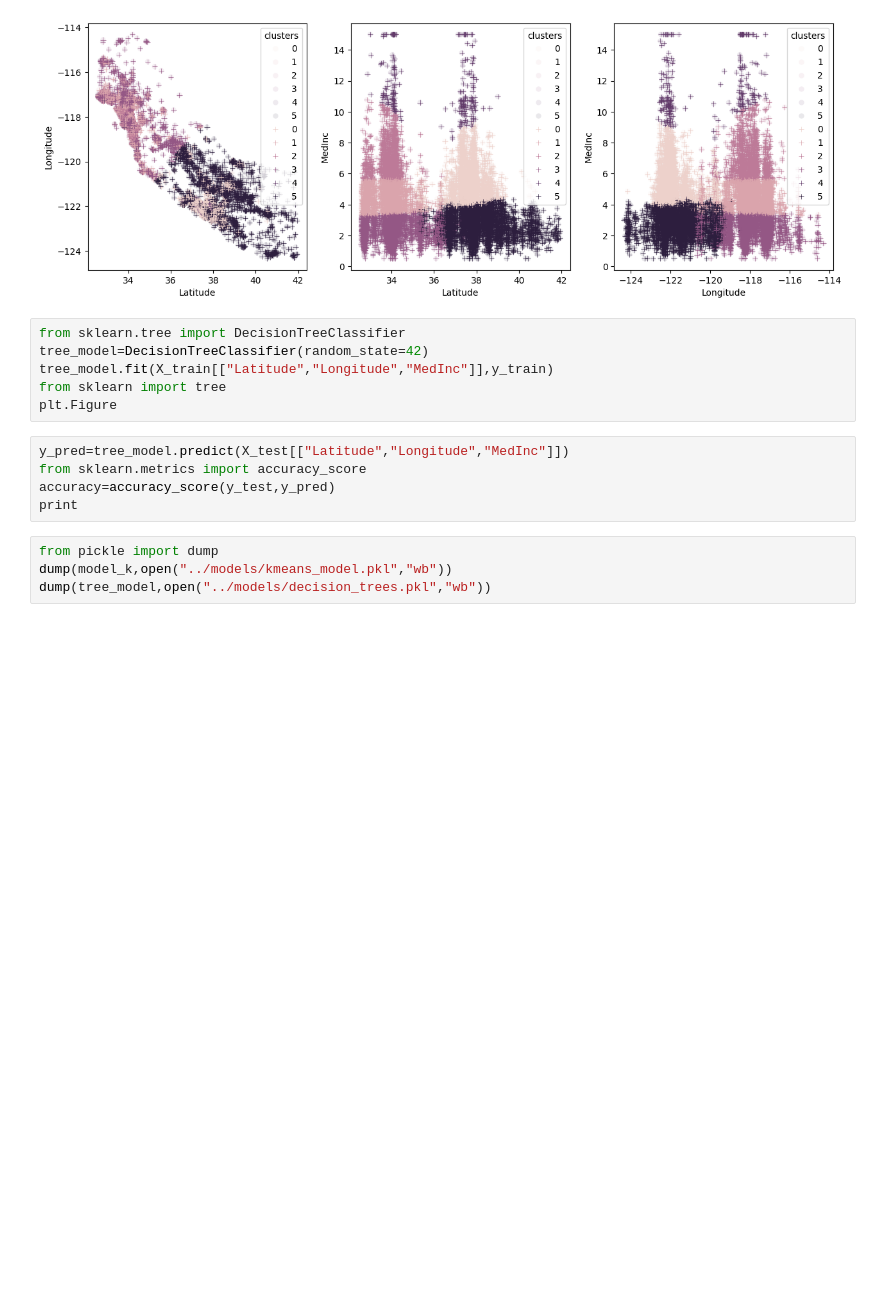
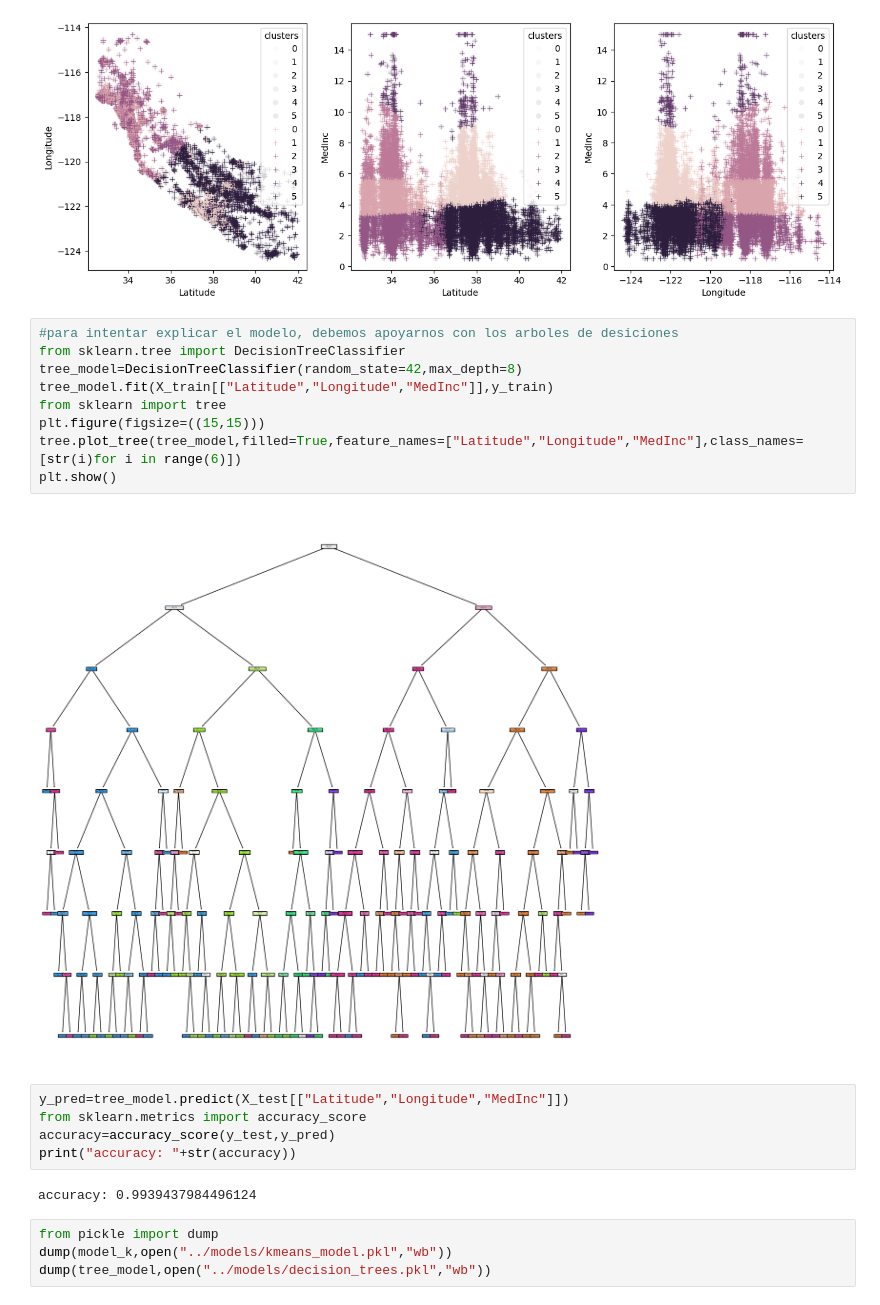
Before and after one commit to RF3814/kmeans_RH, a Jupyter notebook: src/explore.ipynb, the cells around one changed output. Saved outputs shown, nothing was run; the diff lists cells and outputs as text; blank space fills up the shorter version.

```diff
--- a/src/explore.ipynb
+++ b/src/explore.ipynb
@@ -83,16 +91,23 @@ sns.scatterplot(ax=axis[2],data=X_train,x="Longitude",y="MedInc",hue="clusters",
 <Axes: xlabel='Longitude', ylabel='MedInc'>
 [figure]
 # %%
+#para intentar explicar el modelo, debemos apoyarnos con los arboles de desiciones
 from sklearn.tree import DecisionTreeClassifier
-tree_model=DecisionTreeClassifier(random_state=42)
+tree_model=DecisionTreeClassifier(random_state=42,max_depth=8)
 tree_model.fit(X_train[["Latitude","Longitude","MedInc"]],y_train)
 from sklearn import tree
-plt.Figure
+plt.figure(figsize=((15,15)))
+tree.plot_tree(tree_model,filled=True,feature_names=["Latitude","Longitude","MedInc"],class_names=[str(i)for i in range(6)])
+plt.show()
+# %% [output]
+[figure, added]
 # %%
 y_pred=tree_model.predict(X_test[["Latitude","Longitude","MedInc"]])
 from sklearn.metrics import accuracy_score
 accuracy=accuracy_score(y_test,y_pred)
-print
+print("accuracy: "+str(accuracy))
+# %% [output]
+accuracy: 0.9939437984496124
 # %%
 from pickle import dump
 dump(model_k,open("../models/kmeans_model.pkl","wb"))
```
Also changed, not shown: parts of 2 cells of this notebook.
